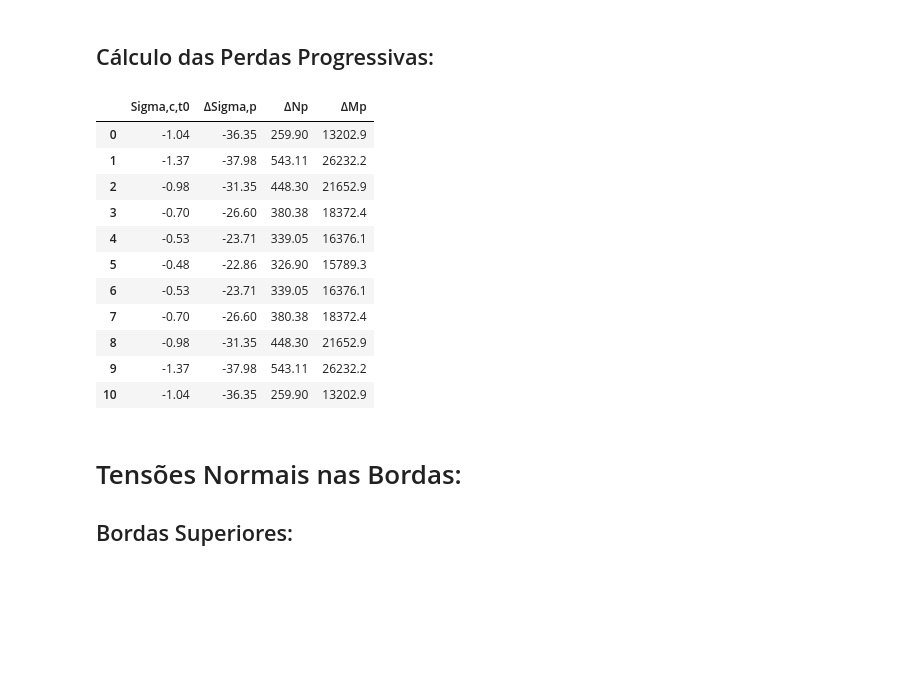
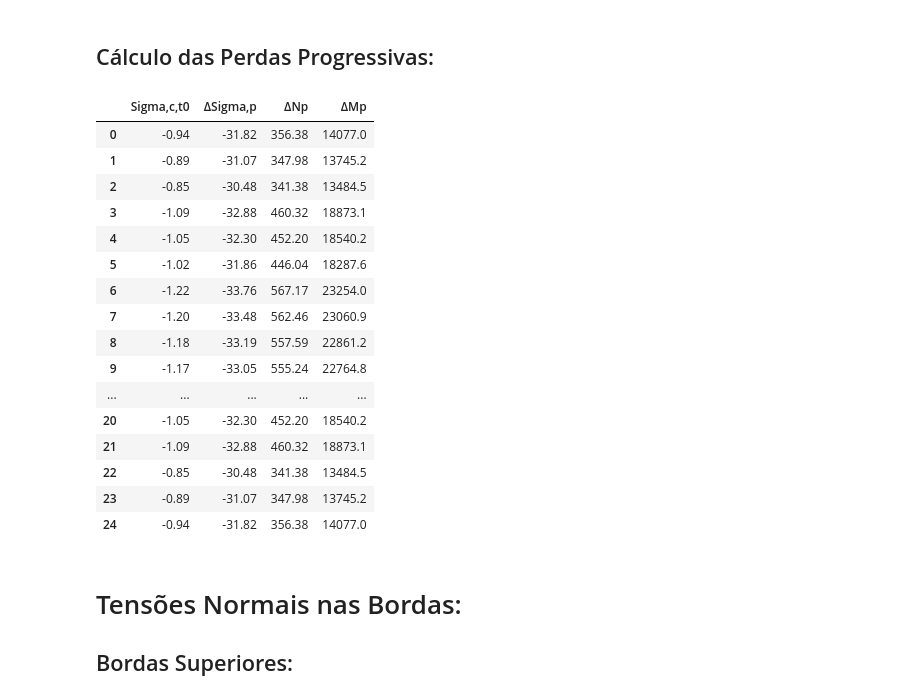
Before and after one commit to GarciaGabe/eng, a Jupyter notebook: Viga Protendida.ipynb, the cells around one changed output. Cells and saved outputs as stored; diff of their text form; code cells hidden in the pictures; blank space fills up the shorter version.

```diff
--- a/Viga Protendida.ipynb
+++ b/Viga Protendida.ipynb
@@ -431,11 +422,11 @@ n_{s1} &= \left \lfloor \frac{ P_{s1} }{ A_{p1} \cdot \sigma_{p0} } \right \rflo
 
 # Vetor com o número de cordoalhas em cada ponto de escalonamento:
 
-qntCordoalhas = [5,10]
+qntCordoalhas = [8,10,12]
 
 # Vetor com a excentricidade da protensão em cada ponto de escalonamento:
 
-e_p_i = [50.8,48.3]
+e_p_i = [39.5,41,41]
 # %% [output]
 \[
 \begin{aligned}
@@ -494,11 +486,19 @@ x2_anc = []
 
 for i in range(len(qntCordoalhas)):
     M_g.append(round( W_s*( (N_p[i]/Area) -(M_p[i]/W_s) + sigma_ct0),2) )
+    #print("M_g["+str(i)+"]:",M_g[i])
 
 for i in range(len(qntCordoalhas)):
-    #Bhaskara:
-    x1.append(round( (Vao - ( Vao**2 - 8*M_g[i]/Q_t0 )**0.5)/2  ,2))
-    x2.append(round( (Vao + ( Vao**2 - 8*M_g[i]/Q_t0 )**0.5)/2  ,2))
+    # O erro acontece no caso da raiz de delta retornar um número complexo
+    try:
+        c = 2*M_g[i]/Q_t0
+        delta = (-Vao)**2 - 4*c
+        #print("Delta "+str(i)+":",round(delta,2))
+        x1.append(round( (Vao-delta**0.5)/2  ,2))
+        x2.append(round( (Vao+delta**0.5)/2  ,2))
+    except:
+        print("##   ATENÇÃO!   ##")
+        raise Exception("ERRO: ESCALONAR MELHOR A PROTENSÃO!")
 
 for i in range(len(qntCordoalhas)):
     x1_anc.append(x1[i]-round(l_bpt,2))
@@ -508,7 +508,6 @@ for i in range(len(qntCordoalhas)):
     if x2_anc[i] > Vao:
         x2_anc[i] = Vao
 
-
 tabela2 = pd.DataFrame([M_g, x1,x2, x1_anc,x2_anc])
 tabela2 = tabela2.transpose()
 tabela2.rename(columns={0:'Mg',1:'x1',2:'x2',3:'x1-lbpt',4:'x2+lbpt'},inplace = True)
@@ -531,7 +531,7 @@ display(tabela2)
 # s = 0.38 para concreto de cimento CP-III e CP-IV
 # s = 0.25 para concreto de cimento CP-I e CP-II
 # s = 0.20 para concreto de cimento CP-V
-s = 0.20
+s = 0.38
 t_0 = 10
 t_F = 10000
 
@@ -566,7 +566,7 @@ Adotado s = 0.20 para concreto de cimento CP-V (ARI)
 # %%
 %%render params 2
 
-U = 55 #umidade média do ar
+U = 70 #umidade média do ar
 
 phi_c1 = 4.45 - 0.035*U # para abatimentos entre 5cm e 9cm
 
@@ -716,45 +721,54 @@ progressivas = []
 
 for i in range(4):
     progressivas.append([0] * nS)
 
 alpha_p = E_p/E_cs
 
 for i in range(nS):
-    momento = esforcos[1][i]
+    pos_i = relax[1][i]
+    momento = 0.5*Q_t0*pos_i*(Vao-pos_i)
+    #momento = esforcos[1][i]
+    #print("Momento seção "+str(i)+": "+str(int(momento)))
     for j in range(len(qntCordoalhas)-1,-1,-1):
         if(relax[1][i] >= x1_anc[j] and relax[1][i] <= x2_anc[j]):
             sigma_pi = sigma_p[j]
             Npi = N_p[j]
             Mpi = M_p[j]
             Wcpi = W_cp[j]
             e_pp = e_p_i[j]
             A_pp = A_p[j]
             break
     progressivas[0][i] = round(Npi/Area + Mpi/Wcpi + momento/Wcpi,2)
+    #print(Npi,Mpi)
     K_p = alpha_p*A_pp*(1/Area + e_pp/Wcpi)
     progressivas[1][i] = round( (( progressivas[0][i]*phi_t/E_cs + epsilon_cs - sigma_pi/E_p*relax[6][i] ) / (1 + relax[6][i] + K_p*(1+0.5*phi_t)) )*E_p,2)
     progressivas[2][i] = -round(progressivas[1][i]*A_pp  ,2)
     progressivas[3][i] = round(progressivas[2][i]*e_pp ,1)
 
 
 
 tabela4 = pd.DataFrame(progressivas)
 tabela4 = tabela4.transpose()
 tabela4.rename(columns={0:'Sigma,c,t0',1:'\u0394Sigma,p',2:'\u0394Np',3:'\u0394Mp'},inplace = True)
 display(tabela4)
 # %% [output]
 |  | Sigma,c,t0 | ΔSigma,p | ΔNp | ΔMp |
-| 0 | -1.04 | -36.35 | 259.90 | 13202.9 |
-| 1 | -1.37 | -37.98 | 543.11 | 26232.2 |
-| 2 | -0.98 | -31.35 | 448.30 | 21652.9 |
-| 3 | -0.70 | -26.60 | 380.38 | 18372.4 |
-| 4 | -0.53 | -23.71 | 339.05 | 16376.1 |
-| 5 | -0.48 | -22.86 | 326.90 | 15789.3 |
-| 6 | -0.53 | -23.71 | 339.05 | 16376.1 |
-| 7 | -0.70 | -26.60 | 380.38 | 18372.4 |
-| 8 | -0.98 | -31.35 | 448.30 | 21652.9 |
-| 9 | -1.37 | -37.98 | 543.11 | 26232.2 |
-| 10 | -1.04 | -36.35 | 259.90 | 13202.9 |
+| 0 | -0.94 | -31.82 | 356.38 | 14077.0 |
+| 1 | -0.89 | -31.07 | 347.98 | 13745.2 |
+| 2 | -0.85 | -30.48 | 341.38 | 13484.5 |
+| 3 | -1.09 | -32.88 | 460.32 | 18873.1 |
+| 4 | -1.05 | -32.30 | 452.20 | 18540.2 |
+| 5 | -1.02 | -31.86 | 446.04 | 18287.6 |
+| 6 | -1.22 | -33.76 | 567.17 | 23254.0 |
+| 7 | -1.20 | -33.48 | 562.46 | 23060.9 |
+| 8 | -1.18 | -33.19 | 557.59 | 22861.2 |
+| 9 | -1.17 | -33.05 | 555.24 | 22764.8 |
+| ... | ... | ... | ... | ... |
+| 20 | -1.05 | -32.30 | 452.20 | 18540.2 |
+| 21 | -1.09 | -32.88 | 460.32 | 18873.1 |
+| 22 | -0.85 | -30.48 | 341.38 | 13484.5 |
+| 23 | -0.89 | -31.07 | 347.98 | 13745.2 |
+| 24 | -0.94 | -31.82 | 356.38 | 14077.0 |
 # %% [markdown]
 # Tensões Normais nas Bordas:
 
```
Also changed, not shown: parts of 38 cells of this notebook, 2 other files.
